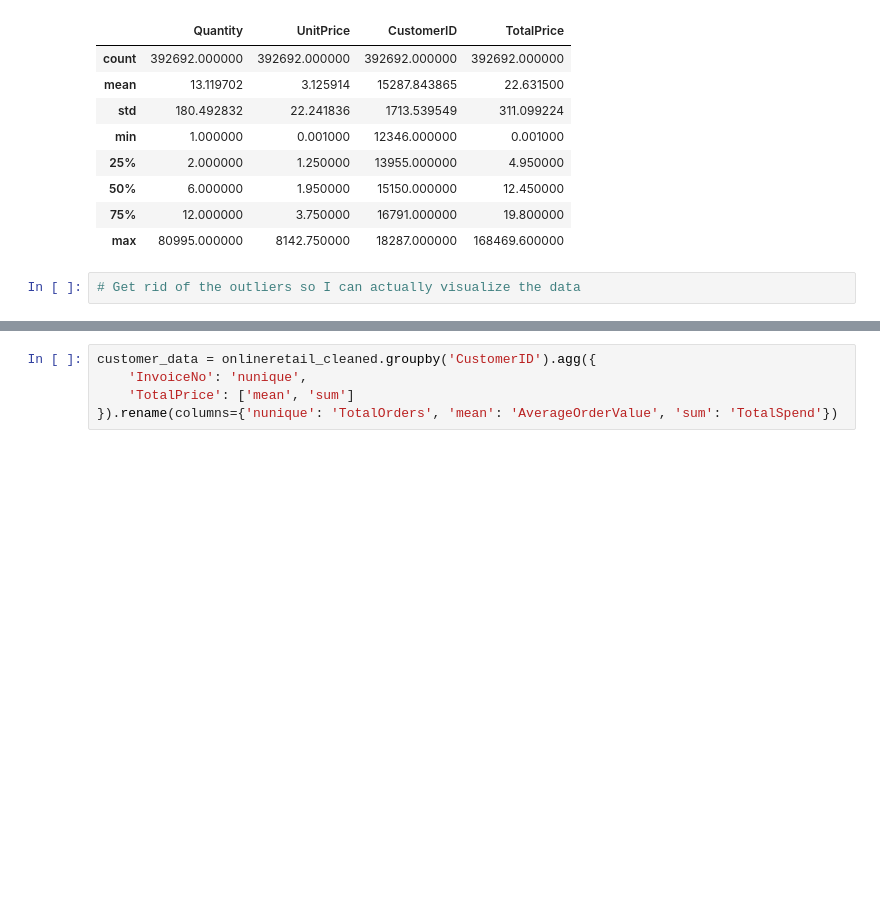
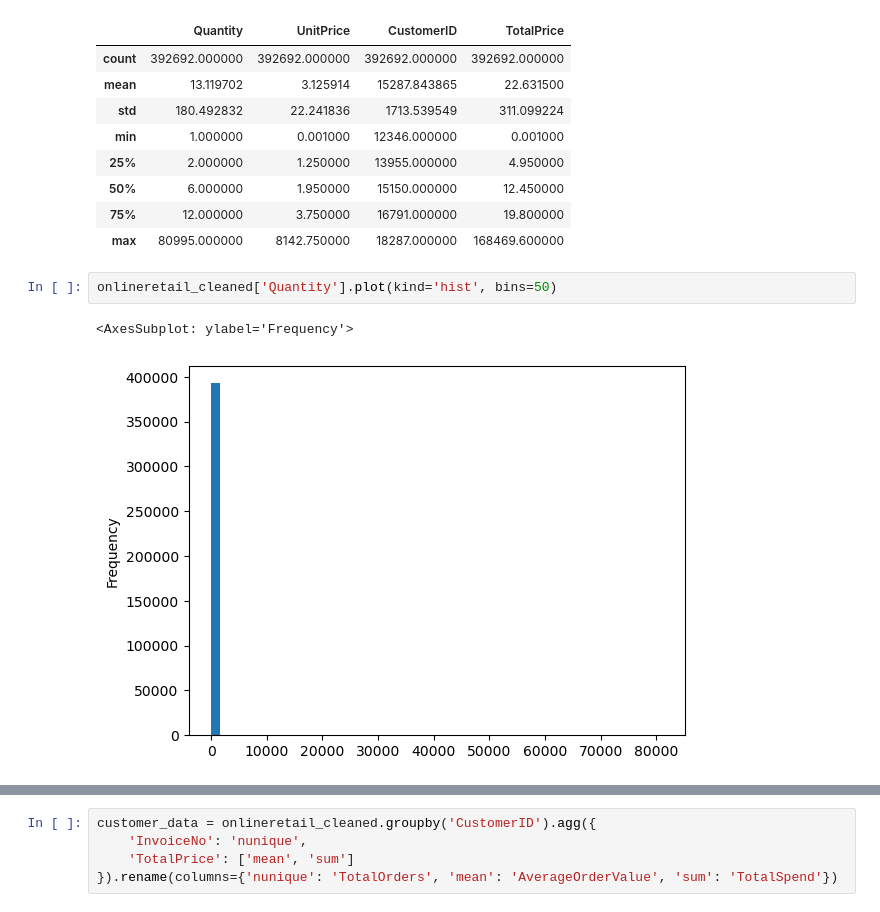
Before and after one commit to kflemming30/Customer-Segmentation, a Jupyter notebook: Segmentation.ipynb, the cells around one changed output, grey strips where cells are left out. Cells and saved outputs as stored; diff of their text form; blank space fills up the shorter version.

```diff
--- a/Segmentation.ipynb
+++ b/Segmentation.ipynb
@@ -162,5 +157,8 @@ onlineretail_cleaned.describe()
 | 50% | 6.000000 | 1.950000 | 15150.000000 | 12.450000 |
 | 75% | 12.000000 | 3.750000 | 16791.000000 | 19.800000 |
 | max | 80995.000000 | 8142.750000 | 18287.000000 | 168469.600000 |
-# %%
-# Get rid of the outliers so I can actually visualize the data
+# %%
+onlineretail_cleaned['Quantity'].plot(kind='hist', bins=50)
+# %% [output]
+<AxesSubplot: ylabel='Frequency'>
+[figure, added]
```
Also changed, not shown: parts of 33 cells of this notebook, 1 other file.
